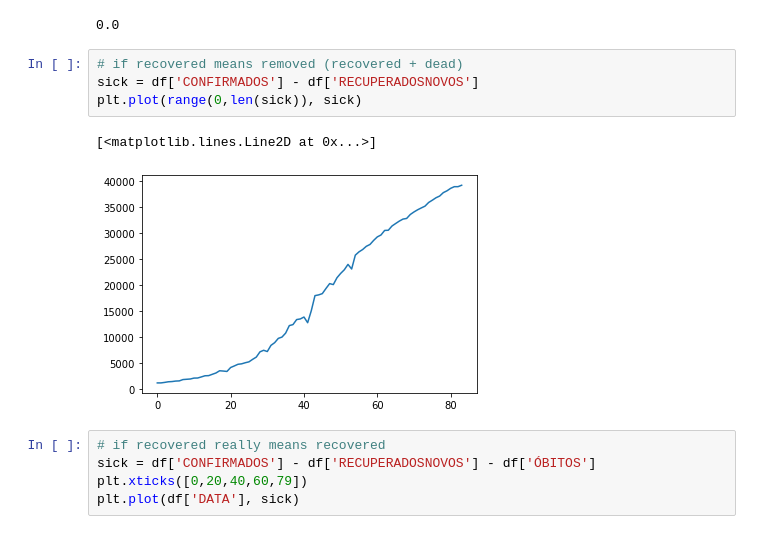
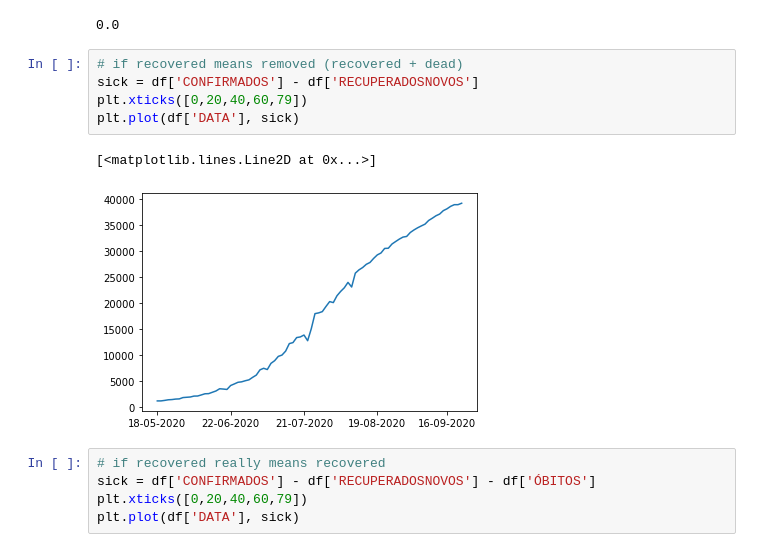
Before and after one commit to Henrique-Sousa/bh-covid, a Jupyter notebook: bh-covid.ipynb, the cells around one changed output. Cells and saved outputs as stored; diff of their text form.

Commit message:
add dates to the other sick plot

```diff
--- a/bh-covid.ipynb
+++ b/bh-covid.ipynb
@@ -89,10 +89,11 @@ df['RECUPERADOSNOVOS'][0]
 # %%
 # if recovered means removed (recovered + dead)
 sick = df['CONFIRMADOS'] - df['RECUPERADOSNOVOS']
-plt.plot(range(0,len(sick)), sick)
+plt.xticks([0,20,40,60,79])
+plt.plot(df['DATA'], sick)
 # %% [output]
 [<matplotlib.lines.Line2D at 0x...>]
-[figure, old version]
+[figure, new version]
 # %%
 # if recovered really means recovered
 sick = df['CONFIRMADOS'] - df['RECUPERADOSNOVOS'] - df['ÓBITOS']
```
